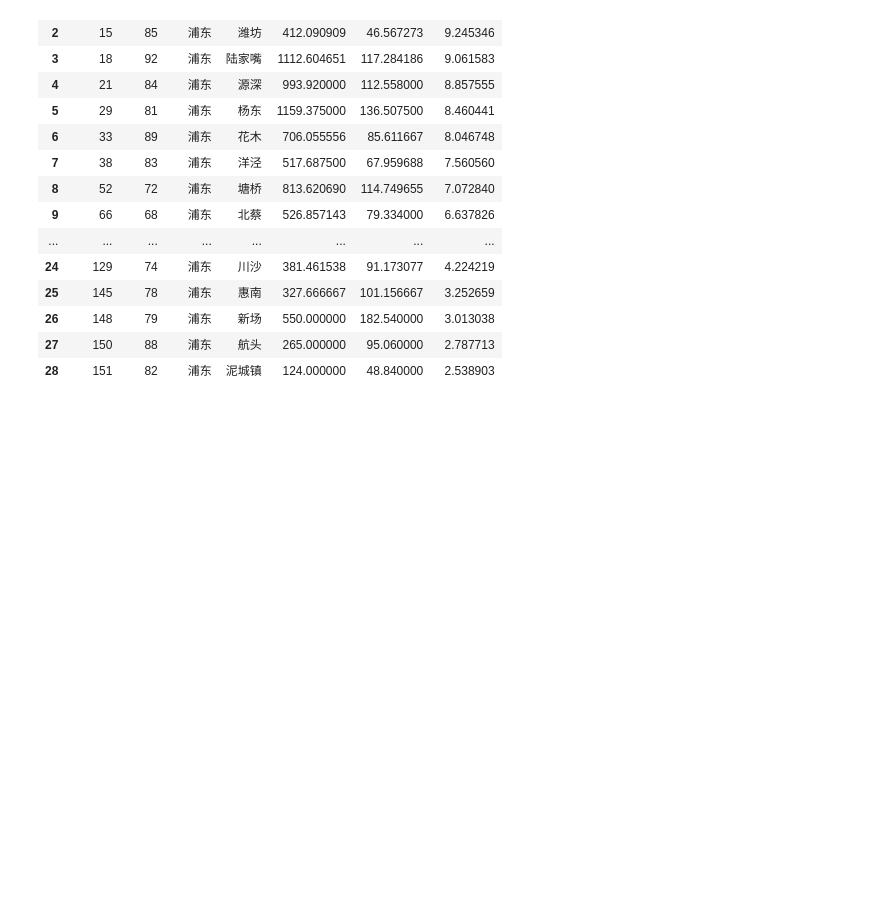
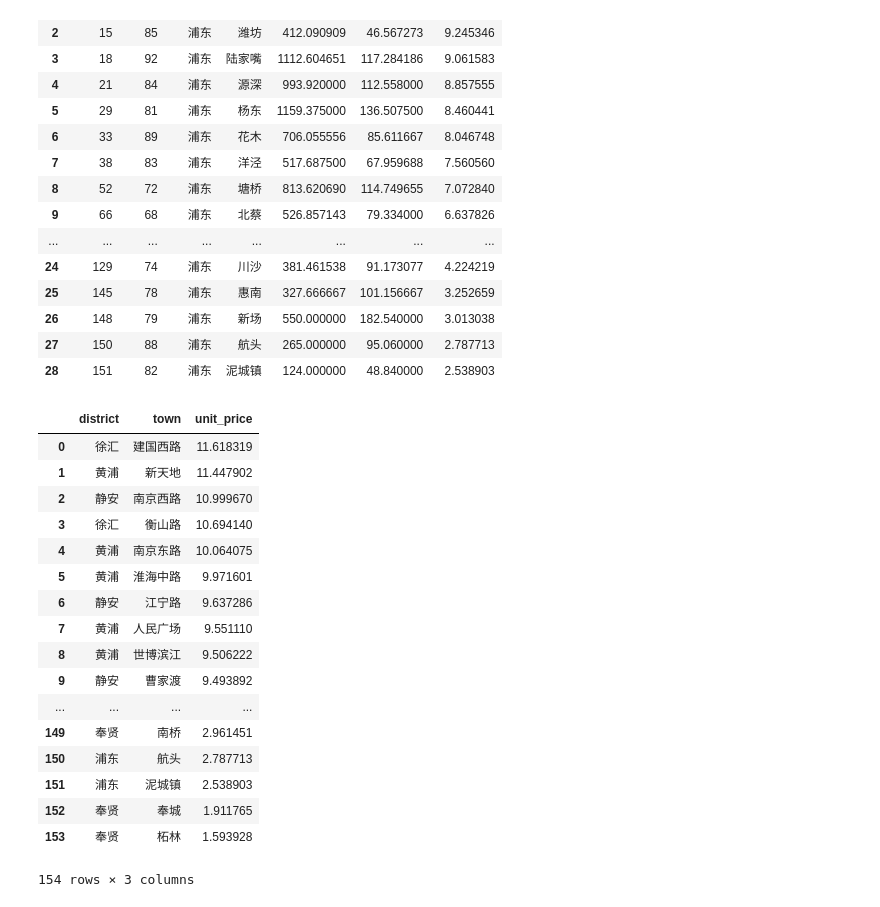
Before and after one commit to lxyangfan/lianjia-analysis, a Jupyter notebook: analysis-lianjia.ipynb, the cells around one changed output. Drawn from its saved outputs; the diff is of its cells as text; code cells hidden in the pictures; blank space fills up the shorter version.

```diff
--- a/analysis-lianjia.ipynb
+++ b/analysis-lianjia.ipynb
@@ -157,3 +157,24 @@ dist_town_df = dist_town_ordered[["district", "town", "unit_price"]]
 # plt.xlabel(u"上海各区", fontproperties=chinesefont)
 # plt.ylabel(u"单位价格(万/平米)", fontproperties=chinesefont)
 # plt.show()
+# %%
+dist_town_df
+# %% [output]
+|  | district | town | unit_price |
+| 0 | 徐汇 | 建国西路 | 11.618319 |
+| 1 | 黄浦 | 新天地 | 11.447902 |
+| 2 | 静安 | 南京西路 | 10.999670 |
+| 3 | 徐汇 | 衡山路 | 10.694140 |
+| 4 | 黄浦 | 南京东路 | 10.064075 |
+| 5 | 黄浦 | 淮海中路 | 9.971601 |
+| 6 | 静安 | 江宁路 | 9.637286 |
+| 7 | 黄浦 | 人民广场 | 9.551110 |
+| 8 | 黄浦 | 世博滨江 | 9.506222 |
+| 9 | 静安 | 曹家渡 | 9.493892 |
+| ... | ... | ... | ... |
+| 149 | 奉贤 | 南桥 | 2.961451 |
+| 150 | 浦东 | 航头 | 2.787713 |
+| 151 | 浦东 | 泥城镇 | 2.538903 |
+| 152 | 奉贤 | 奉城 | 1.911765 |
+| 153 | 奉贤 | 柘林 | 1.593928 |
+154 rows × 3 columns
```
Also changed, not shown: parts of 1 cell of this notebook, 12 other files.
